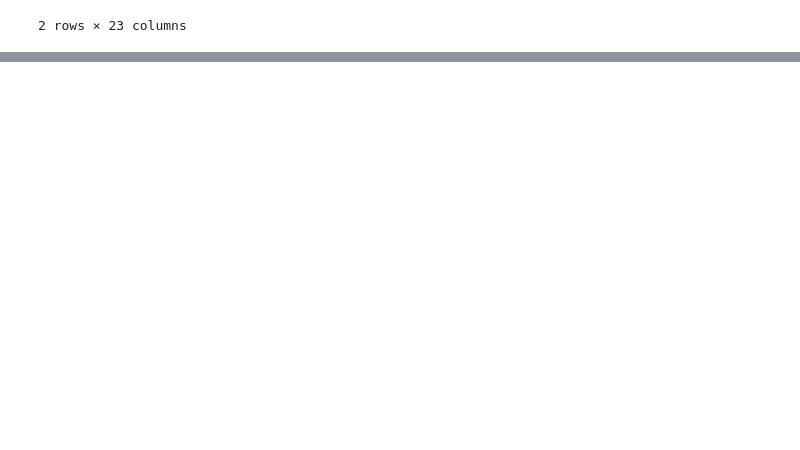
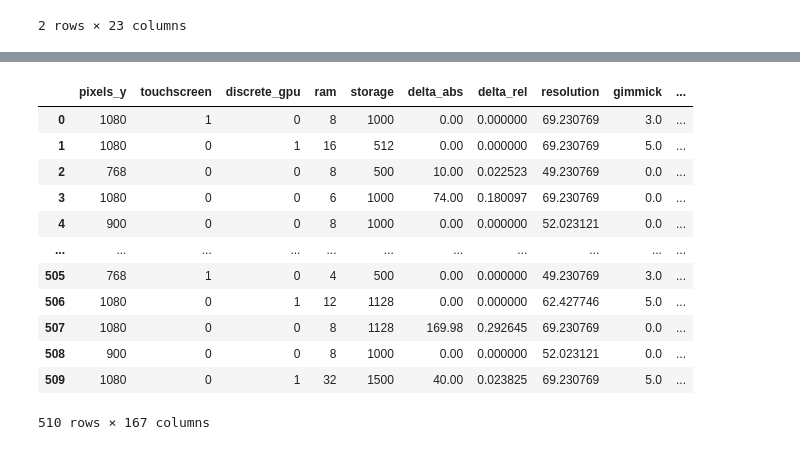
Before and after one commit to jeroenfr/ComputerPriceRange, a Jupyter notebook: jeroen_rf.ipynb, the cells around one changed output, grey strips where cells are left out. Cells and saved outputs as stored; diff of their text form; code cells hidden in the pictures; blank space fills up the shorter version.

```diff
--- a/jeroen_rf.ipynb
+++ b/jeroen_rf.ipynb
@@ -194,0 +209,16 @@ df_pp.head(2)
+# %%
+pd.get_dummies(X)
+# %% [output]
+|  | pixels_y | touchscreen | discrete_gpu | ram | storage | delta_abs | delta_rel | resolution | gimmick | ... |
+| 0 | 1080 | 1 | 0 | 8 | 1000 | 0.00 | 0.000000 | 69.230769 | 3.0 | ... |
+| 1 | 1080 | 0 | 1 | 16 | 512 | 0.00 | 0.000000 | 69.230769 | 5.0 | ... |
+| 2 | 768 | 0 | 0 | 8 | 500 | 10.00 | 0.022523 | 49.230769 | 0.0 | ... |
+| 3 | 1080 | 0 | 0 | 6 | 1000 | 74.00 | 0.180097 | 69.230769 | 0.0 | ... |
+| 4 | 900 | 0 | 0 | 8 | 1000 | 0.00 | 0.000000 | 52.023121 | 0.0 | ... |
+| ... | ... | ... | ... | ... | ... | ... | ... | ... | ... | ... |
+| 505 | 768 | 1 | 0 | 4 | 500 | 0.00 | 0.000000 | 49.230769 | 3.0 | ... |
+| 506 | 1080 | 0 | 1 | 12 | 1128 | 0.00 | 0.000000 | 62.427746 | 5.0 | ... |
+| 507 | 1080 | 0 | 0 | 8 | 1128 | 169.98 | 0.292645 | 69.230769 | 0.0 | ... |
+| 508 | 900 | 0 | 0 | 8 | 1000 | 0.00 | 0.000000 | 52.023121 | 0.0 | ... |
+| 509 | 1080 | 0 | 1 | 32 | 1500 | 40.00 | 0.023825 | 69.230769 | 5.0 | ... |
+510 rows × 167 columns
```
Also changed, not shown: parts of 7 cells of this notebook, 3 other files.
